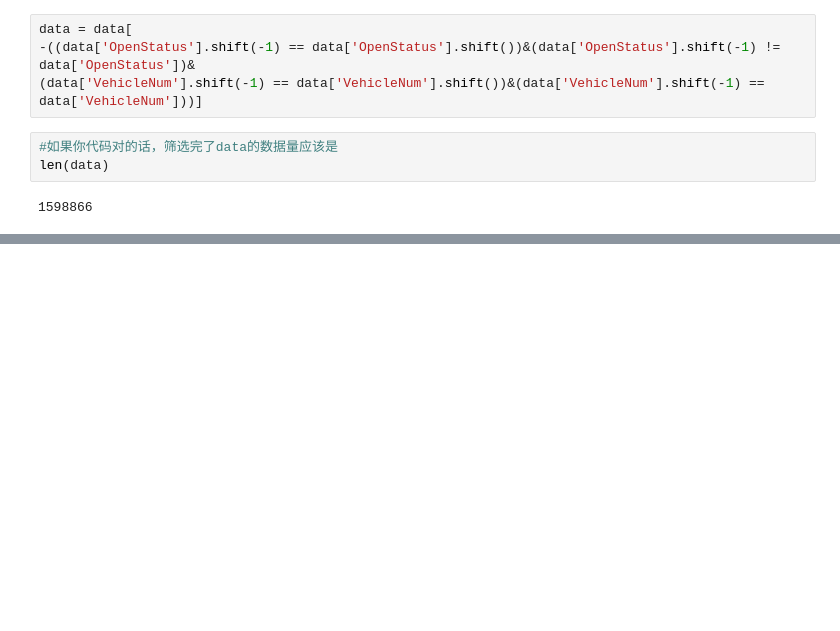
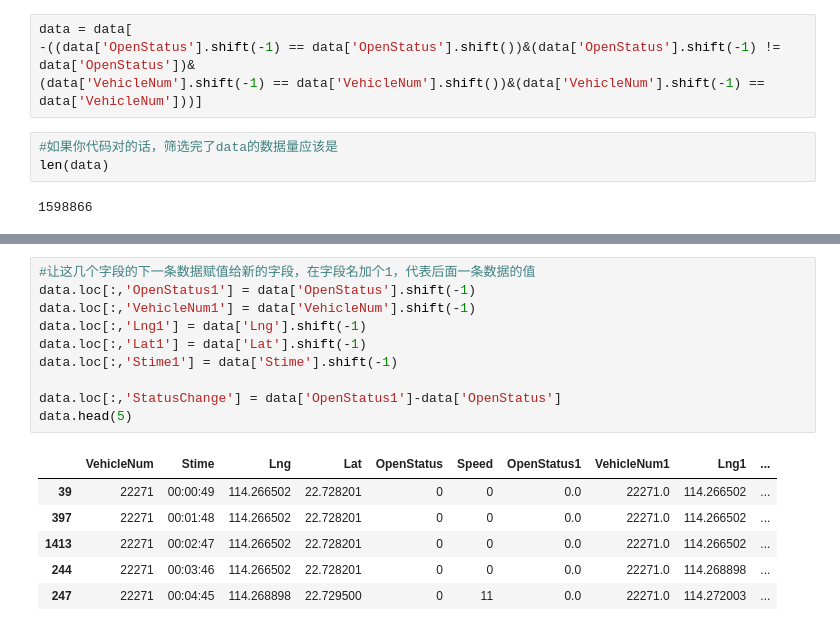
Before and after one commit to yan-yuchen/trans-data-learn, a Jupyter notebook: 1-taxigps_to_od.ipynb, the cells around one changed output, grey strips where cells are left out. Drawn from its saved outputs; the diff is of its cells as text; blank space fills up the shorter version.

```diff
--- a/1-taxigps_to_od.ipynb
+++ b/1-taxigps_to_od.ipynb
@@ -207,0 +225,17 @@ len(data)
+# %%
+#让这几个字段的下一条数据赋值给新的字段，在字段名加个1，代表后面一条数据的值
+data.loc[:,'OpenStatus1'] = data['OpenStatus'].shift(-1)
+data.loc[:,'VehicleNum1'] = data['VehicleNum'].shift(-1)
+data.loc[:,'Lng1'] = data['Lng'].shift(-1)
+data.loc[:,'Lat1'] = data['Lat'].shift(-1)
+data.loc[:,'Stime1'] = data['Stime'].shift(-1)
+
+data.loc[:,'StatusChange'] = data['OpenStatus1']-data['OpenStatus']
+data.head(5)
+# %% [output]
+|  | VehicleNum | Stime | Lng | Lat | OpenStatus | Speed | OpenStatus1 | VehicleNum1 | Lng1 | ... |
+| 39 | 22271 | 00:00:49 | 114.266502 | 22.728201 | 0 | 0 | 0.0 | 22271.0 | 114.266502 | ... |
+| 397 | 22271 | 00:01:48 | 114.266502 | 22.728201 | 0 | 0 | 0.0 | 22271.0 | 114.266502 | ... |
+| 1413 | 22271 | 00:02:47 | 114.266502 | 22.728201 | 0 | 0 | 0.0 | 22271.0 | 114.266502 | ... |
+| 244 | 22271 | 00:03:46 | 114.266502 | 22.728201 | 0 | 0 | 0.0 | 22271.0 | 114.268898 | ... |
+| 247 | 22271 | 00:04:45 | 114.268898 | 22.729500 | 0 | 11 | 0.0 | 22271.0 | 114.272003 | ... |
```
Also changed, not shown: parts of 8 cells of this notebook, 2 other files.
